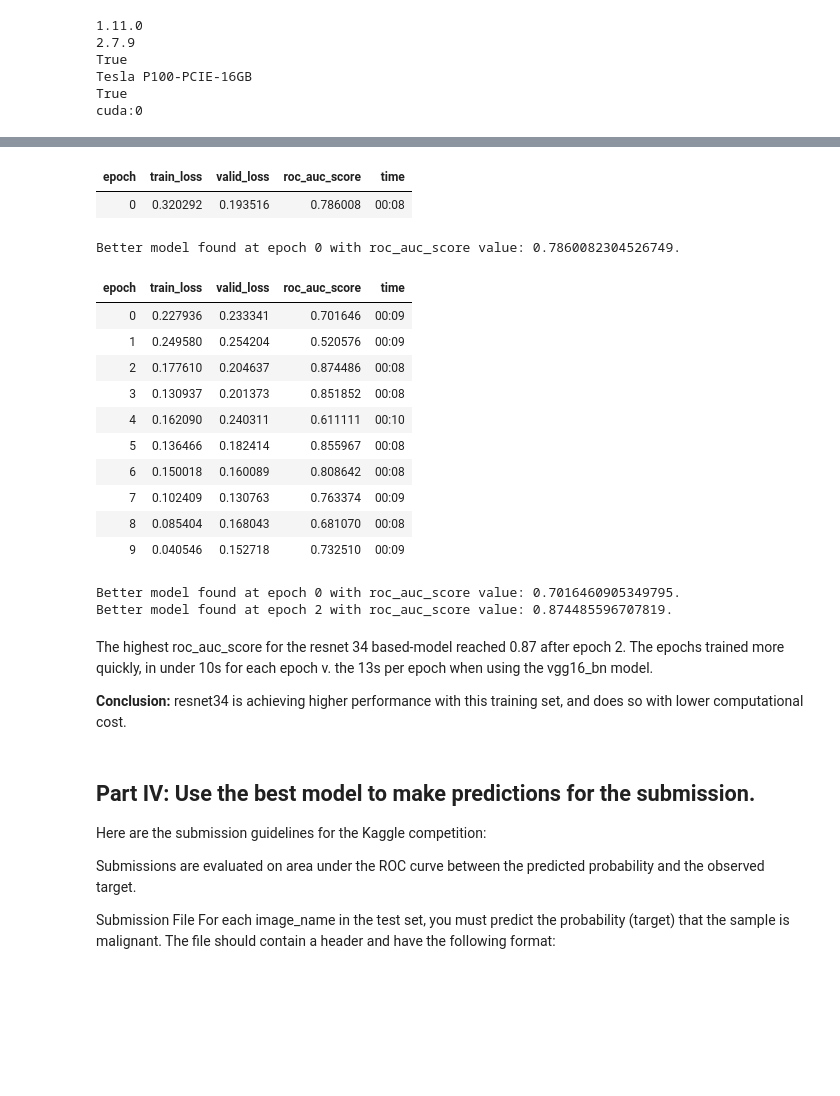
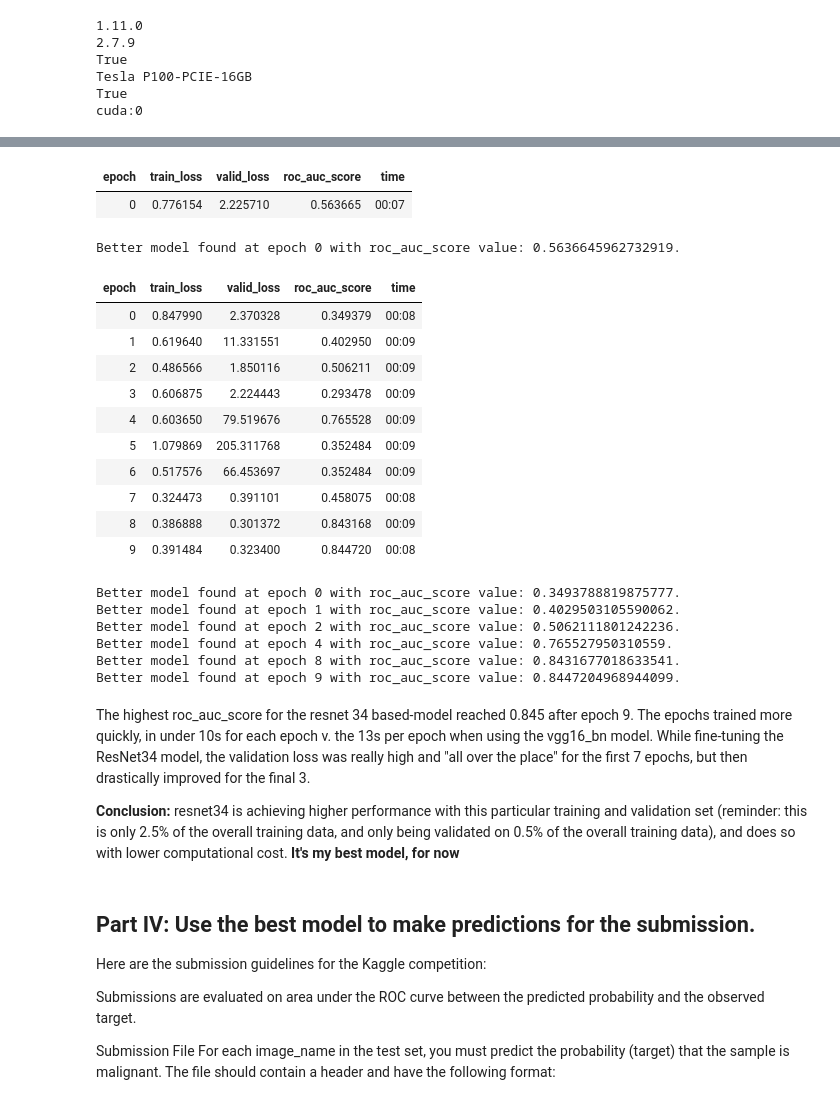
Before and after one commit to caitlinruble/Skin-Cancer-Image-Detection, a Jupyter notebook: melanoma-detection-using-fastai-prototype.ipynb, the cells around one changed output, grey strips where cells are left out. Cells and saved outputs as stored; diff of their text form; code cells hidden in the pictures; blank space fills up the shorter version.

Commit message:
Kaggle Notebook | melanoma detection using FastAI - prototype | Version 9

```diff
--- a/melanoma-detection-using-fastai-prototype.ipynb
+++ b/melanoma-detection-using-fastai-prototype.ipynb
@@ -344,27 +337,37 @@ SuggestedLRs(minimum=0.017378008365631102, steep=9.12010818865383e-07, valley=0.
 # %%
-#use the min method to set the base_lr: 0.0174
-learn3.fine_tune(10, base_lr=0.0174, cbs=SaveModelCallback(monitor='roc_auc_score', fname = 'resnet34_subset', comp = np.greater, with_opt=True))
+#use the minimum method to set the base_lr: 0.06309573650360108
+learn3.fine_tune(10,
+                 base_lr=0.06309573650360108,
+                 cbs=SaveModelCallback(
+                     monitor='roc_auc_score',
+                     fname = 'resnet34_subset',
+                     comp = np.greater,
+                     with_opt=True))
 # %% [output]
 | epoch | train_loss | valid_loss | roc_auc_score | time |
-| 0 | 0.320292 | 0.193516 | 0.786008 | 00:08 |
+| 0 | 0.776154 | 2.225710 | 0.563665 | 00:07 |
-Better model found at epoch 0 with roc_auc_score value: 0.7860082304526749.
+Better model found at epoch 0 with roc_auc_score value: 0.5636645962732919.
 | epoch | train_loss | valid_loss | roc_auc_score | time |
-| 0 | 0.227936 | 0.233341 | 0.701646 | 00:09 |
-| 1 | 0.249580 | 0.254204 | 0.520576 | 00:09 |
-| 2 | 0.177610 | 0.204637 | 0.874486 | 00:08 |
-| 3 | 0.130937 | 0.201373 | 0.851852 | 00:08 |
-| 4 | 0.162090 | 0.240311 | 0.611111 | 00:10 |
-| 5 | 0.136466 | 0.182414 | 0.855967 | 00:08 |
-| 6 | 0.150018 | 0.160089 | 0.808642 | 00:08 |
-| 7 | 0.102409 | 0.130763 | 0.763374 | 00:09 |
-| 8 | 0.085404 | 0.168043 | 0.681070 | 00:08 |
-| 9 | 0.040546 | 0.152718 | 0.732510 | 00:09 |
+| 0 | 0.847990 | 2.370328 | 0.349379 | 00:08 |
+| 1 | 0.619640 | 11.331551 | 0.402950 | 00:09 |
+| 2 | 0.486566 | 1.850116 | 0.506211 | 00:09 |
+| 3 | 0.606875 | 2.224443 | 0.293478 | 00:09 |
+| 4 | 0.603650 | 79.519676 | 0.765528 | 00:09 |
+| 5 | 1.079869 | 205.311768 | 0.352484 | 00:09 |
+| 6 | 0.517576 | 66.453697 | 0.352484 | 00:09 |
+| 7 | 0.324473 | 0.391101 | 0.458075 | 00:08 |
+| 8 | 0.386888 | 0.301372 | 0.843168 | 00:09 |
+| 9 | 0.391484 | 0.323400 | 0.844720 | 00:08 |
-Better model found at epoch 0 with roc_auc_score value: 0.7016460905349795.
-Better model found at epoch 2 with roc_auc_score value: 0.874485596707819.
+Better model found at epoch 0 with roc_auc_score value: 0.3493788819875777.
+Better model found at epoch 1 with roc_auc_score value: 0.4029503105590062.
+Better model found at epoch 2 with roc_auc_score value: 0.5062111801242236.
+Better model found at epoch 4 with roc_auc_score value: 0.765527950310559.
+Better model found at epoch 8 with roc_auc_score value: 0.8431677018633541.
+Better model found at epoch 9 with roc_auc_score value: 0.8447204968944099.
 # %% [markdown]
-The highest roc_auc_score for the resnet 34 based-model reached 0.87 after epoch 2. The epochs trained more quickly, in under 10s for each epoch v. the 13s per epoch when using the vgg16_bn model.
+The highest roc_auc_score for the resnet 34 based-model reached 0.845 after epoch 9. The epochs trained more quickly, in under 10s for each epoch v. the 13s per epoch when using the vgg16_bn model. While fine-tuning the ResNet34 model, the validation loss was really high and "all over the place" for the first 7 epochs, but then drastically improved for the final 3.
 
-**Conclusion:** resnet34 is achieving higher performance with this training set, and does so with lower computational cost.
+**Conclusion:** resnet34 is achieving higher performance with this particular training and validation set (reminder: this is only 2.5% of the overall training data, and only being validated on 0.5% of the overall training data), and does so with lower computational cost. **It's my best model, for now**
 # %% [markdown]
 ## Part IV: Use the best model to make predictions for the submission.
 
```
Also changed, not shown: parts of 26 cells of this notebook.
